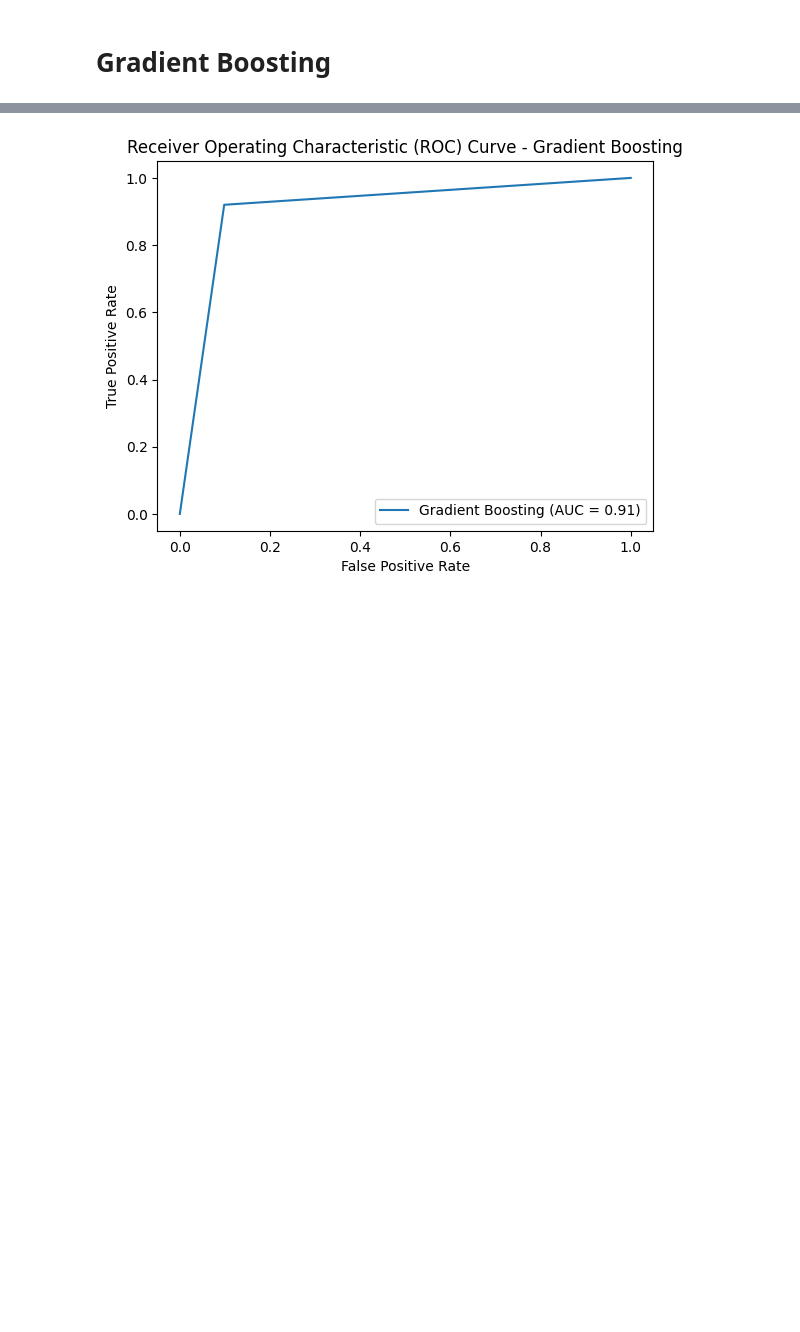
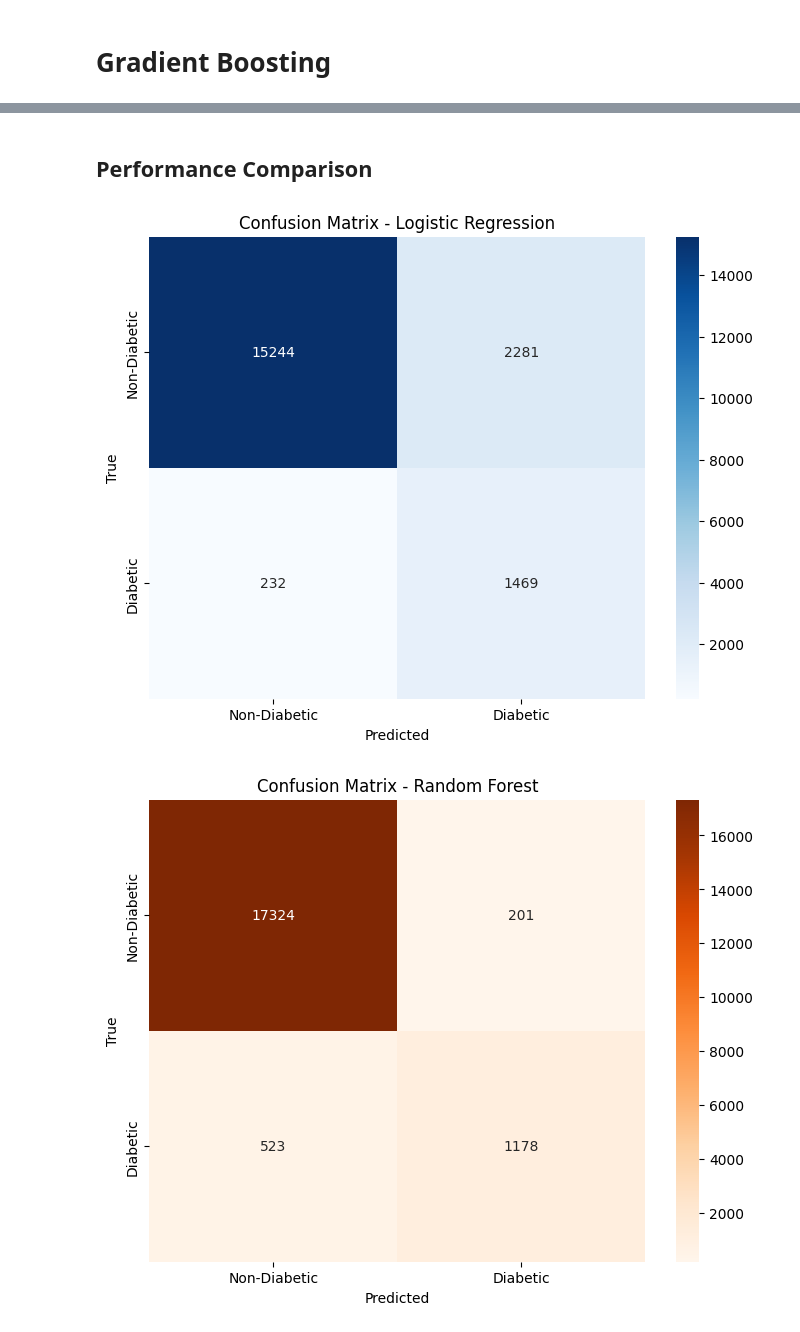
Before and after one commit to MaxBoonjindasup/diabetes_prediction, a Jupyter notebook: Diabetes Prediction.ipynb, the cells around one changed output, grey strips where cells are left out. Cells and saved outputs as stored; diff of their text form; code cells hidden in the pictures; blank space fills up the shorter version.

Commit message:
updated images

```diff
--- a/Diabetes Prediction.ipynb
+++ b/Diabetes Prediction.ipynb
@@ -496,0 +497,14 @@ y_balanced = balanced_data['target']
+# %%
+# Create a Logistic Regression model
+logistic_reg = LogisticRegression(random_state = 42)
+
+# Train the model on the balanced training data
+logistic_reg.fit(X_balanced, y_balanced)
+
+# Make predictions on the test set
+y_pred_lr = logistic_reg.predict(X_test)
+
+# Evaluate the model and display the classification report
+class_report_logistic = classification_report(y_test, y_pred_lr, target_names = ['Non-Diabetic', 'Diabetic'])
+
+print('Logistic Regression - Classification Report:\n', class_report_logistic)
@@ -608,22 +568,32 @@ plt.show()
-# %%
-fpr_gb, tpr_gb, thresholds_gb = roc_curve(y_test, y_pred_gb)
-roc_auc_gb = auc(fpr_gb, tpr_gb)
-
-# Plot ROC curve for Gradient Boosting
-roc_display_gb = RocCurveDisplay(
-    fpr = fpr_gb,
-    tpr = tpr_gb,
-    roc_auc = roc_auc_gb,
-    estimator_name = 'Gradient Boosting'
-)
-
-roc_display_gb.plot()
-
-plt.title('Receiver Operating Characteristic (ROC) Curve - Gradient Boosting')
-plt.xlabel('False Positive Rate')
-plt.ylabel('True Positive Rate')
-plt.legend(loc = 'lower right')
-
-plt.show()
-# %% [output]
-[figure, removed]
+# %% [markdown]
+## Performance Comparison
+# %%
+def plot_confusion_matrix(y_true, y_pred, cmap, title):
+    conf_matrix = confusion_matrix(y_true, y_pred)
+
+    plt.figure(figsize = (8, 6))
+    sns.heatmap(
+        conf_matrix,
+        annot = True,
+        fmt = 'd',
+        cmap = cmap,
+        xticklabels = ['Non-Diabetic', 'Diabetic'],
+        yticklabels = ['Non-Diabetic', 'Diabetic']
+    )
+
+    plt.title(title)
+    plt.xlabel('Predicted')
+    plt.ylabel('True')
+    plt.show()
+
+# Plot confusion matrix for Logistic Regression
+plot_confusion_matrix(y_test, y_pred_lr, cmap = 'Blues', title = 'Confusion Matrix - Logistic Regression')
+
+# Plot confusion matrix for Random Forest
+plot_confusion_matrix(y_test, y_pred_rf, cmap = 'Oranges', title = 'Confusion Matrix - Random Forest')
+
+# Plot confusion matrix for Gradient Boosting
+plot_confusion_matrix(y_test, y_pred_gb, cmap = 'YlOrRd', title = 'Confusion Matrix - Gradient Boosting')
+# %% [output]
+[figure, added]
+[figure, added]
```
Also changed, not shown: parts of 10 cells of this notebook, 2 other files.
